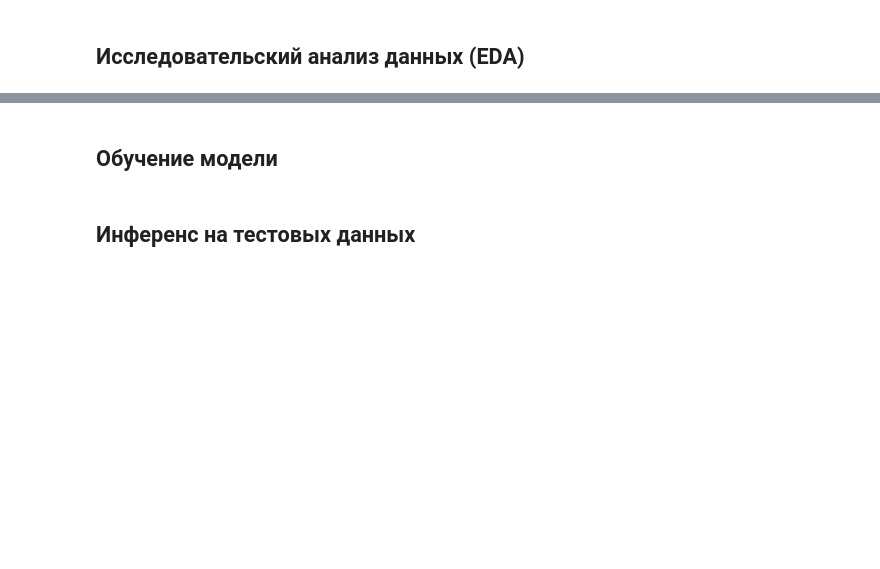
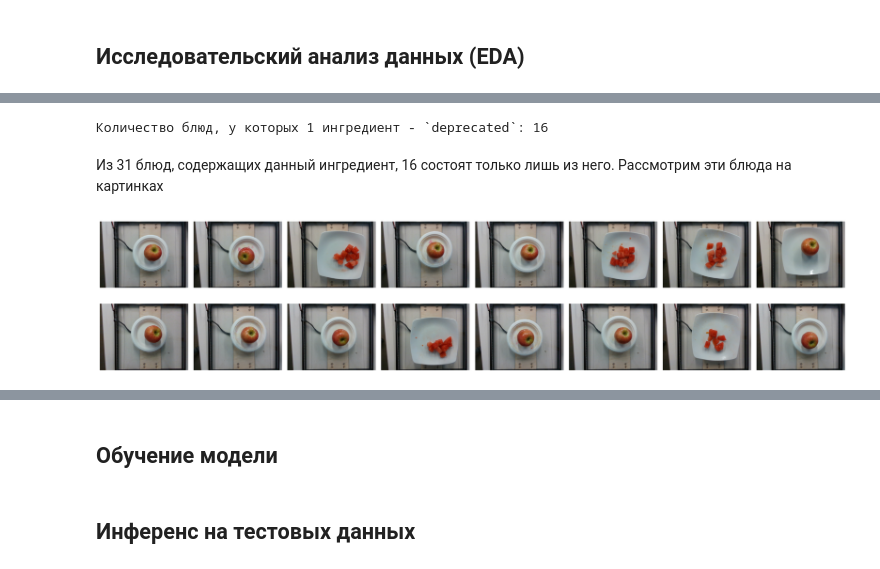
Before and after one commit to lizofeta/calorie_prediction_nn, a Jupyter notebook: notebook.ipynb, the cells around one changed output, grey strips where cells are left out. Cells and saved outputs as stored; diff of their text form; code cells hidden in the pictures; blank space fills up the shorter version.

```diff
--- a/notebook.ipynb
+++ b/notebook.ipynb
@@ -27,0 +41,3 @@
+# %%
+df_dish = pd.read_csv(conf.DF_DISH_PATH)
+df_ingr = pd.read_csv(conf.DF_INGREDIENTS_PATH)
@@ -27,0 +73,10 @@
+# %%
+id_to_word = dict(zip(df_ingr["id"], df_ingr["ingr"]))
+
+def move_ingredients(ingredients):
+    ingredients = [int(re.sub("ingr_", "", i)) for i in ingredients.split(";")]
+    ingredients = [id_to_word[i] for i in ingredients]
+    return " ".join(ingredients)
+
+df_dish["ingredients"] = df_dish["ingredients"].apply(move_ingredients)
+df_dish.head()
@@ -27,0 +113,39 @@
+# %%
+deprecated_only = df_dish[df_dish['ingredients'] == 'deprecated']
+print(f"Количество блюд, у которых 1 ингредиент - `deprecated`: {len(deprecated_only)}")
+# %% [output]
+Количество блюд, у которых 1 ингредиент - `deprecated`: 16
+# %% [markdown]
+Из 31 блюд, содержащих данный ингредиент, 16 состоят только лишь из него. Рассмотрим эти блюда на картинках
+# %%
+def plot_images(paths, max_cols=8, figsize_per_img=2.5):
+    num_imgs = len(paths)
+
+    ncols = min(num_imgs, max_cols)
+    nrows = math.ceil(num_imgs / ncols)
+
+    fig, axes = plt.subplots(
+        nrows,
+        ncols,
+        figsize=(ncols * figsize_per_img, nrows * figsize_per_img)
+    )
+
+    axes = np.array(axes).reshape(-1)
+
+    for i, path in enumerate(paths):
+        img = Image.open(
+            f"{conf.IMAGE_ROOT}/{path}/{conf.IMAGE_NAME}"
+        )
+        axes[i].imshow(img)
+        axes[i].axis("off")
+
+    # Если последняя строка заполнена не полностью - убираем лишние axes
+    for i in range(num_imgs, len(axes)):
+        axes[i].axis("off")
+
+    plt.tight_layout()
+    plt.show()
+
+plot_images(deprecated_only["dish_id"].tolist())
+# %% [output]
+[figure, added]
```
Also changed, not shown: parts of 39 cells of this notebook.
